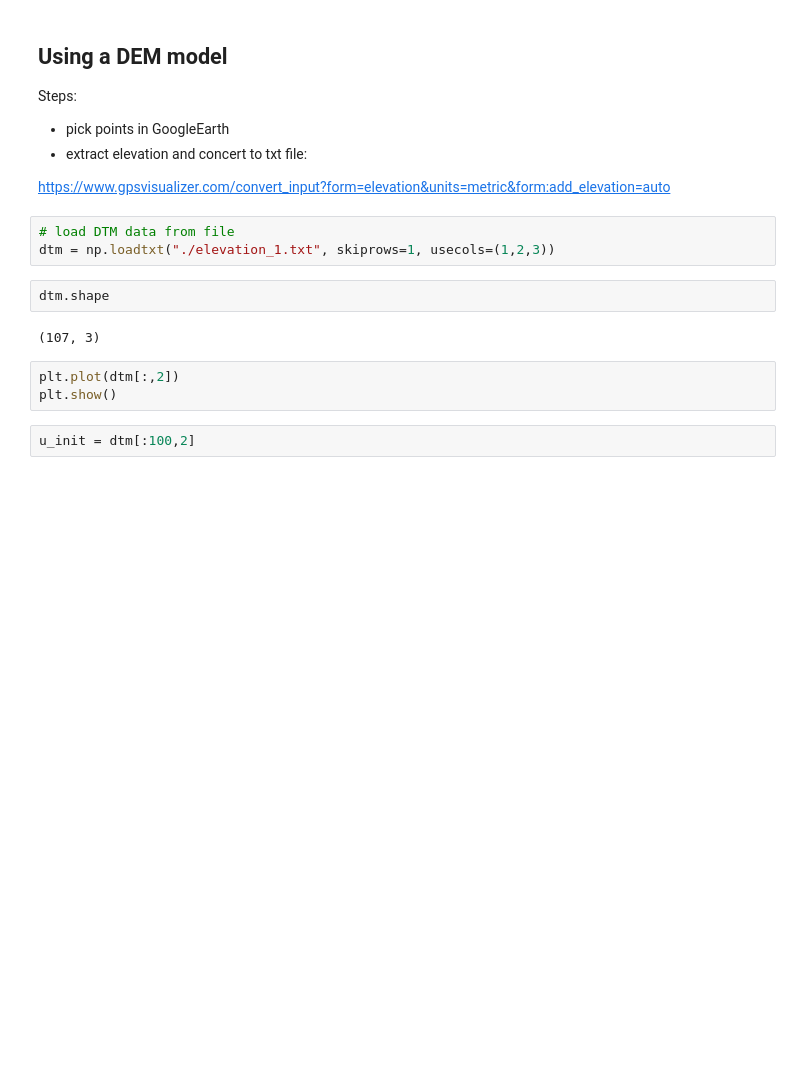
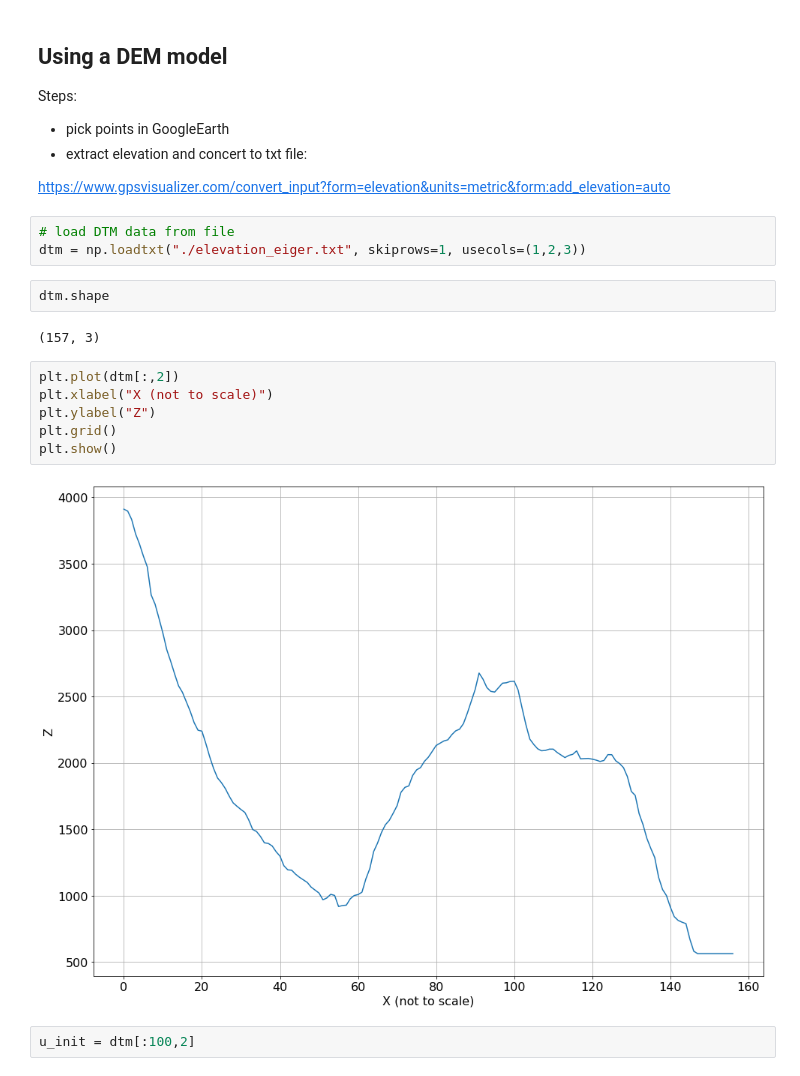
Before and after one commit to cgre-aachen/teaching, a Jupyter notebook: quanti_geo/Diffusion_landscape.ipynb, the cells around one changed output. Cells and saved outputs as stored; diff of their text form; blank space fills up the shorter version.

Commit message:
Updated notebooks and new data set for Eiger geomorphology

```diff
--- a/quanti_geo/Diffusion_landscape.ipynb
+++ b/quanti_geo/Diffusion_landscape.ipynb
@@ -64,14 +64,19 @@ Steps:
 https://www.gpsvisualizer.com/convert_input?form=elevation&units=metric&form:add_elevation=auto
 # %%
 # load DTM data from file
-dtm = np.loadtxt("./elevation_1.txt", skiprows=1, usecols=(1,2,3))
+dtm = np.loadtxt("./elevation_eiger.txt", skiprows=1, usecols=(1,2,3))
 # %%
 dtm.shape
 # %% [output]
-(107, 3)
+(157, 3)
 # %%
 plt.plot(dtm[:,2])
+plt.xlabel("X (not to scale)")
+plt.ylabel("Z")
+plt.grid()
 plt.show()
+# %% [output]
+[figure, added]
 # %%
 u_init = dtm[:100,2]
 # %%
```
Also changed, not shown: parts of 1 cell of this notebook, 7 other files.
